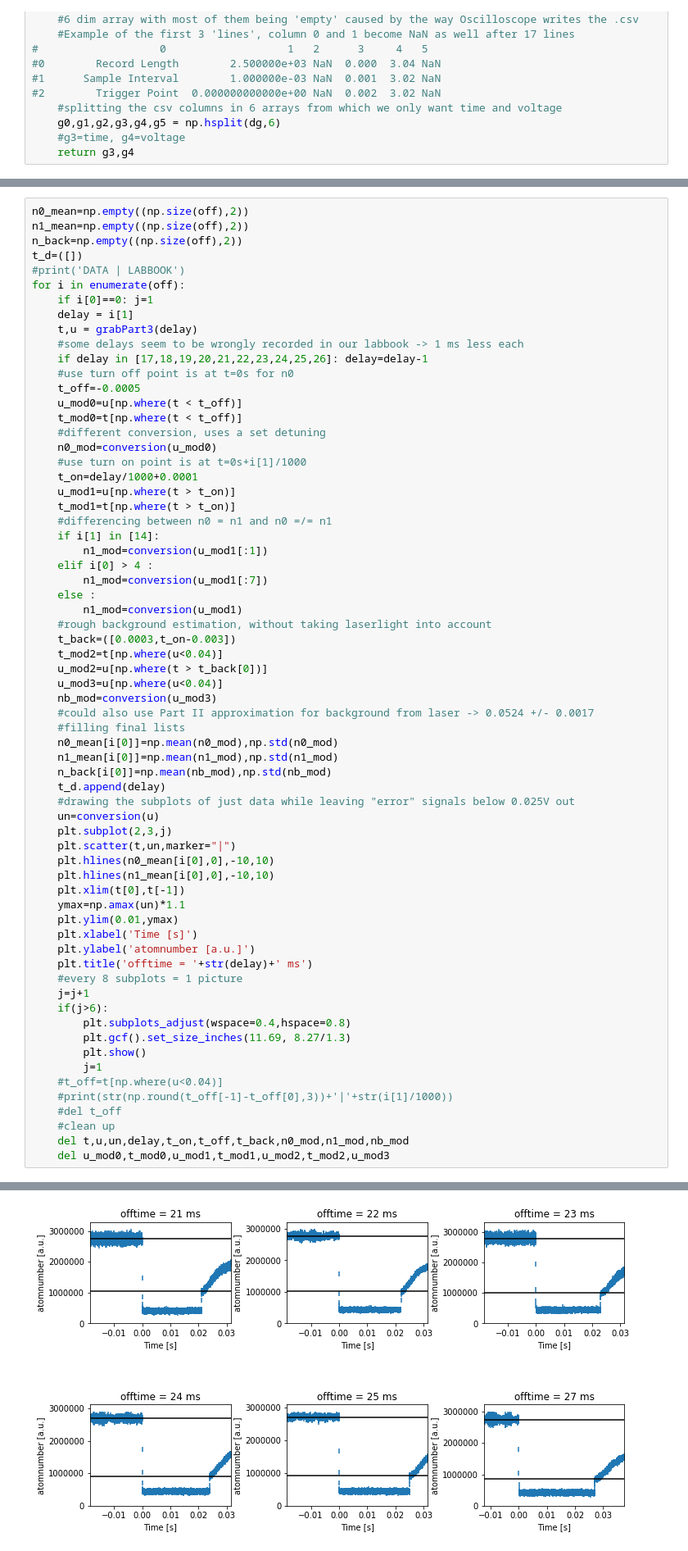
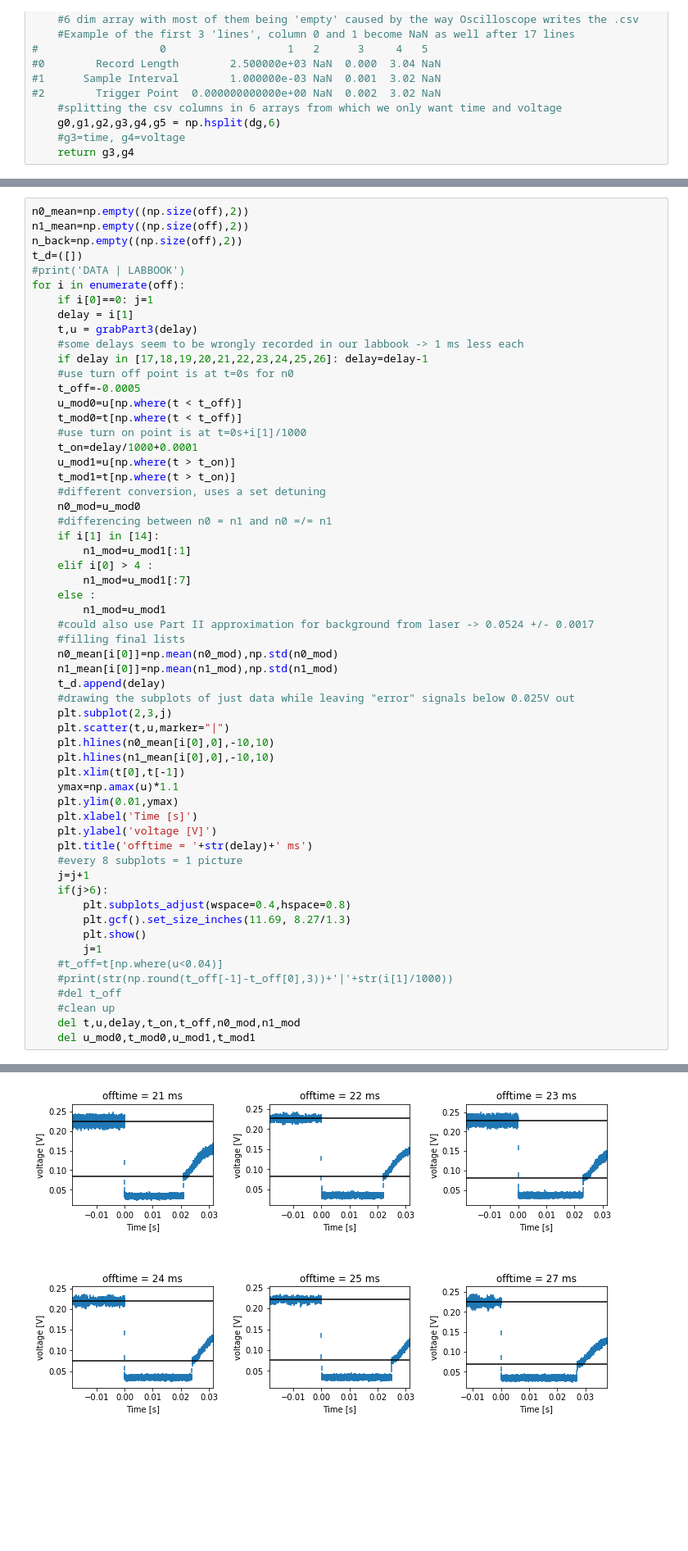
Before and after one commit to anananlyjlyj/physics-FP-Uni-HD, a Jupyter notebook: F20 Magneto-optical Trap/Part III.ipynb, the cells around one changed output, grey strips where cells are left out. Shown at 82% size. Saved outputs shown, nothing was run; the diff lists cells and outputs as text; blank space fills up the shorter version.

```diff
--- a/F20 Magneto-optical Trap/Part III.ipynb
+++ b/F20 Magneto-optical Trap/Part III.ipynb
@@ -107,42 +107,34 @@ for i in enumerate(off):
     t_off=-0.0005
     u_mod0=u[np.where(t < t_off)]
     t_mod0=t[np.where(t < t_off)]
-    #different conversion, uses a set detuning
-    n0_mod=conversion(u_mod0)
     #use turn on point is at t=0s+i[1]/1000
     t_on=delay/1000+0.0001
     u_mod1=u[np.where(t > t_on)]
     t_mod1=t[np.where(t > t_on)]
+    #different conversion, uses a set detuning
+    n0_mod=u_mod0
     #differencing between n0 = n1 and n0 =/= n1
     if i[1] in [14]:
-        n1_mod=conversion(u_mod1[:1])
+        n1_mod=u_mod1[:1]
     elif i[0] > 4 :
-        n1_mod=conversion(u_mod1[:7])
+        n1_mod=u_mod1[:7]
     else :
-        n1_mod=conversion(u_mod1)
-    #rough background estimation, without taking laserlight into account
-    t_back=([0.0003,t_on-0.003])
-    t_mod2=t[np.where(u<0.04)]
-    u_mod2=u[np.where(t > t_back[0])]
-    u_mod3=u[np.where(u<0.04)]
-    nb_mod=conversion(u_mod3)
+        n1_mod=u_mod1
     #could also use Part II approximation for background from laser -> 0.0524 +/- 0.0017
     #filling final lists
     n0_mean[i[0]]=np.mean(n0_mod),np.std(n0_mod)
     n1_mean[i[0]]=np.mean(n1_mod),np.std(n1_mod)
-    n_back[i[0]]=np.mean(nb_mod),np.std(nb_mod)
     t_d.append(delay)
     #drawing the subplots of just data while leaving "error" signals below 0.025V out
-    un=conversion(u)
     plt.subplot(2,3,j)
-    plt.scatter(t,un,marker="|")
+    plt.scatter(t,u,marker="|")
     plt.hlines(n0_mean[i[0],0],-10,10)
     plt.hlines(n1_mean[i[0],0],-10,10)
     plt.xlim(t[0],t[-1])
-    ymax=np.amax(un)*1.1
+    ymax=np.amax(u)*1.1
     plt.ylim(0.01,ymax)
     plt.xlabel('Time [s]')
-    plt.ylabel('atomnumber [a.u.]')
+    plt.ylabel('voltage [V]')
     plt.title('offtime = '+str(delay)+' ms')
     #every 8 subplots = 1 picture
     j=j+1
@@ -155,6 +147,6 @@ for i in enumerate(off):
     #print(str(np.round(t_off[-1]-t_off[0],3))+'|'+str(i[1]/1000))
     #del t_off
     #clean up
-    del t,u,un,delay,t_on,t_off,t_back,n0_mod,n1_mod,nb_mod
-    del u_mod0,t_mod0,u_mod1,t_mod1,u_mod2,t_mod2,u_mod3
+    del t,u,delay,t_on,t_off,n0_mod,n1_mod
+    del u_mod0,t_mod0,u_mod1,t_mod1
 # %% [output]
@@ -164 +156 @@ for i in enumerate(off):
-[figure, old version]
+[figure, new version]
```
Also changed, not shown: parts of 3 cells of this notebook, 1 other file.
